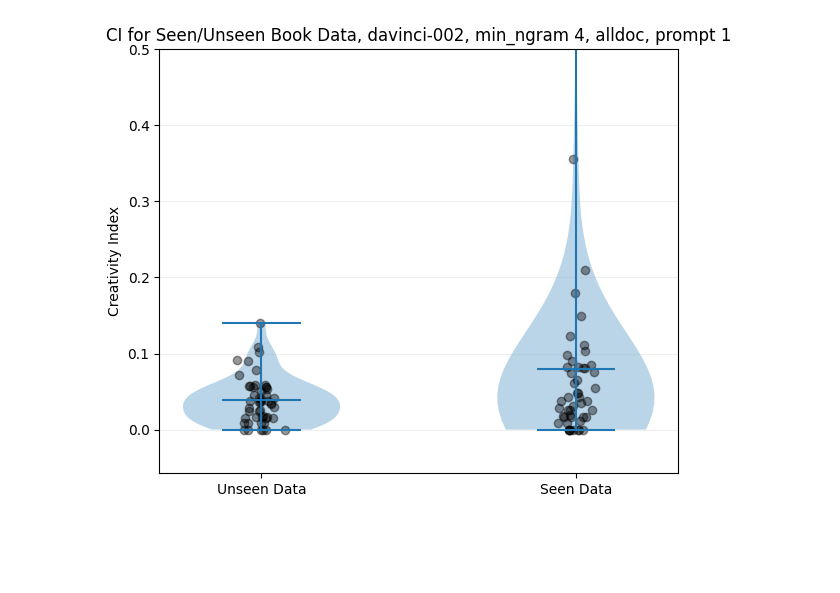
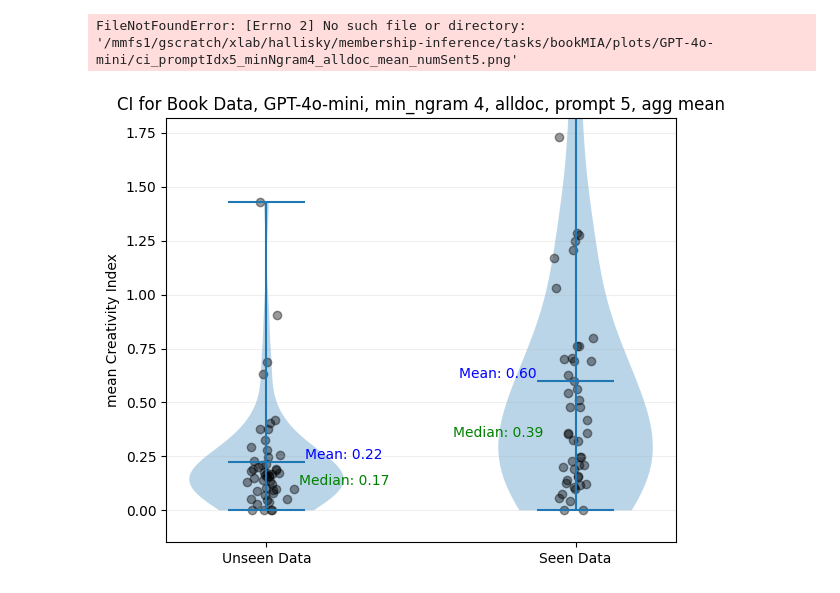
Before and after one commit to shallinan1/membership-inference, a Jupyter notebook: tasks/bookMIA/analysis.ipynb, the cells around one changed output. Drawn from its saved outputs; the diff is of its cells as text; code cells hidden in the pictures; blank space fills up the shorter version.

Commit message:
Coverages graph

```diff
--- a/tasks/bookMIA/analysis.ipynb
+++ b/tasks/bookMIA/analysis.ipynb
@@ -69,34 +103,59 @@ number of items 99
+# %%
+aggregate = "mean"
+
+if aggregate == "mean":
+    covs = np.array([np.mean(inner_list) for inner_list in old_covs])
+    cis = np.array([np.mean(inner_list) for inner_list in old_cis])
+elif aggregate == "max":
+    # FISX
+    covs = np.array([np.max(inner_list) for inner_list in old_covs])
+    cis = np.array([np.max(inner_list) for inner_list in old_cis])
 # %%
 gen_labels = [g["label"] for g in gen_data]
 # %%
 import matplotlib.pyplot as plt
 import numpy as np
+import os
 
 data_0 = [cis[i] for i in range(len(cis)) if gen_labels[i] == 0]
 data_1 = [cis[i] for i in range(len(cis)) if gen_labels[i] == 1]
+
+# Calculate means and medians
+mean_0, median_0, std0 = np.mean(data_0), np.median(data_0), np.std(data_0)
+mean_1, median_1, std1 = np.mean(data_1), np.median(data_1), np.std(data_1)
+
 
 # Create a violin plot with matplotlib
 plt.figure(figsize=(6, 5))
 plt.violinplot([data_0, data_1], showmeans=True)
 
 # Add scatter points for each category
 x_positions_0 = np.random.normal(1, 0.03, size=len(data_0))  # jitter for category 0
 x_positions_1 = np.random.normal(2, 0.03, size=len(data_1))  # jitter for category 1
 
 
 plt.scatter(x_positions_0, data_0, color='black', alpha=0.4)
 plt.scatter(x_positions_1, data_1, color='black', alpha=0.4)
 
+# Adding mean and median text
+plt.text(1.25, mean_0, f'Mean: {mean_0:.2f}', ha='center', va='bottom', color='blue', fontsize=10)
+plt.text(1.25, median_0, f'Median: {median_0:.2f}', ha='center', va='top', color='green', fontsize=10)
+
+plt.text(1.75, mean_1, f'Mean: {mean_1:.2f}', ha='center', va='bottom', color='blue', fontsize=10)
+plt.text(1.75, median_1, f'Median: {median_1:.2f}', ha='center', va='top', color='green', fontsize=10)
+
+
 # Adding labels and title
 plt.xticks([1, 2], ["Unseen Data", "Seen Data"])
-plt.ylabel('Creativity Index')
+plt.ylabel(f'{aggregate} Creativity Index')
 
-plt.title(f'CI for Seen/Unseen Book Data, davinci-002, min_ngram {min_ngram}, {doc_string}, prompt {prompt_idx}')
-plt.ylim(top=0.5)
+plt.title(f'CI for Book Data, {model_name}, min_ngram {min_ngram}, {doc_string}, prompt {prompt_idx}, agg {aggregate}')
+plt.ylim(top=max(mean_0 + 2*std0, mean_1 + 2*std1))
 plt.grid(alpha=0.2, axis='y')
 plt.tight_layout()
 
 folder_path = "/gscratch/xlab/hallisky/membership-inference/tasks/bookMIA/plots"
-plt.save_fig(os.path.join(folder_path, f" .png"), dpi=200, bbox_inches="tight")
+plt.savefig(os.path.join(folder_path, model_name, f"ci_promptIdx{prompt_idx}_minNgram{min_ngram}_{doc_string}_{aggregate}_numSent{num_sent}.png"), dpi=200, bbox_inches="tight")
 # %% [output]
+FileNotFoundError: [Errno 2] No such file or directory: '/mmfs1/gscratch/xlab/hallisky/membership-inference/tasks/bookMIA/plots/GPT-4o-mini/ci_promptIdx5_minNgram4_alldoc_mean_numSent5.png'
-[figure, old version]
+[figure, new version]
```
Also changed, not shown: parts of 3 cells of this notebook.
